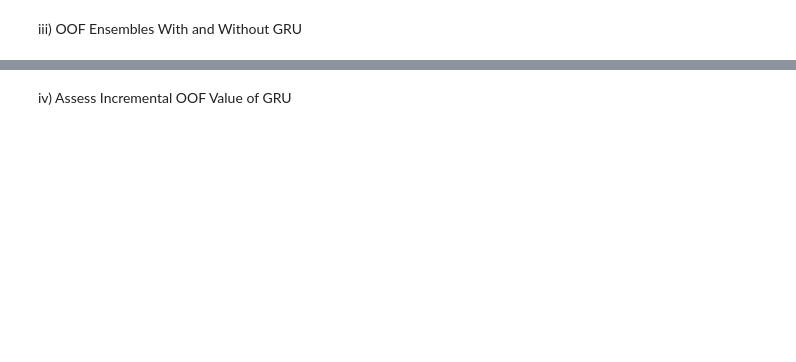
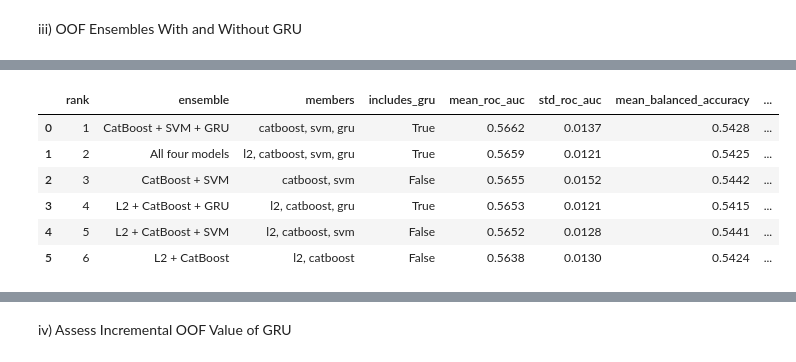
Before and after one commit to jade-lam/CQF, a Jupyter notebook: CQF_Final_Project.ipynb, the cells around one changed output, grey strips where cells are left out. Saved outputs shown, nothing was run; the diff lists cells and outputs as text; code cells hidden in the pictures; blank space fills up the shorter version.

```diff
--- a/CQF_Final_Project.ipynb
+++ b/CQF_Final_Project.ipynb
@@ -5565,61 +5508,56 @@ iii) OOF Ensembles With and Without GRU
 # %%
 # Compare equal-weight OOF ensembles with and without GRU
-ENSEMBLE_PATH = DATA_PATH / "oof_ensemble_comparison_4h.csv"
-
-ensemble_scores = oof_wide[["p_l2", "p_catboost", "score_svm", "p_gru"]].rank(pct=True)
-ensemble_scores.columns = ["l2", "catboost", "svm", "gru"]
-
-ensemble_data = pd.concat(
-    [oof_wide[["timestamp", "fold", "target"]].reset_index(drop=True), ensemble_scores.reset_index(drop=True)], axis=1)
+ensemble_data = oof_wide[["timestamp", "fold", "target"]].copy()
+ensemble_data[["l2", "catboost", "svm", "gru"]] = (
+    oof_wide[["p_l2", "p_catboost", "score_svm", "p_gru"]].rank(pct=True).to_numpy())
 
 ensemble_specs = {
-    "l2_catboost_svm": ["l2", "catboost", "svm"],
-    "l2_catboost_svm_gru": ["l2", "catboost", "svm", "gru"],
-    "catboost_svm": ["catboost", "svm"],
-    "catboost_svm_gru": ["catboost", "svm", "gru"],
-    "l2_catboost": ["l2", "catboost"],
-    "l2_catboost_gru": ["l2", "catboost", "gru"]}
+    "L2 + CatBoost": ["l2", "catboost"],
+    "L2 + CatBoost + GRU": ["l2", "catboost", "gru"],
+    "CatBoost + SVM": ["catboost", "svm"],
+    "CatBoost + SVM + GRU": ["catboost", "svm", "gru"],
+    "L2 + CatBoost + SVM": ["l2", "catboost", "svm"],
+    "All four models": ["l2", "catboost", "svm", "gru"]}
 
 ensemble_fold_rows = []
 
-for ensemble_name, members in ensemble_specs.items():
-    score_col = f"score_{ensemble_name}"
-    ensemble_data[score_col] = ensemble_data[members].mean(axis=1)
+for ensemble, members in ensemble_specs.items():
+    score = ensemble_data[members].mean(axis=1)
 
     for fold in sorted(ensemble_data["fold"].unique()):
-        fold_data = ensemble_data.query("fold == @fold")
-        fold_score = fold_data[score_col]
-        fold_prediction = (fold_score >= 0.5).astype(int)
+        mask = ensemble_data["fold"] == fold
+        target = ensemble_data.loc[mask, "target"]
+        fold_score = score.loc[mask]
+        prediction = (fold_score >= 0.50).astype(int)
 
         ensemble_fold_rows.append({
-            "ensemble": ensemble_name,
+            "ensemble": ensemble,
             "members": ", ".join(members),
             "includes_gru": "gru" in members,
             "fold": fold,
-            "observations": len(fold_data),
-            "roc_auc": roc_auc_score(fold_data["target"], fold_score),
-            "balanced_accuracy": balanced_accuracy_score(fold_data["target"], fold_prediction)})
+            "roc_auc": roc_auc_score(target, fold_score),
+            "balanced_accuracy": balanced_accuracy_score(target, prediction)})
 
 ensemble_fold_results = pd.DataFrame(ensemble_fold_rows)
 
-ensemble_summary = (
-    ensemble_fold_results.groupby(["ensemble", "members", "includes_gru"], as_index=False)
-    .agg(
-        completed_folds=("fold", "nunique"),
-        mean_roc_auc=("roc_auc", "mean"),
-        std_roc_auc=("roc_auc", "std"),
-        mean_balanced_accuracy=("balanced_accuracy", "mean"),
-        std_balanced_accuracy=("balanced_accuracy", "std"))
-    .sort_values(["mean_balanced_accuracy", "mean_roc_auc"], ascending=[False, False])
-    .reset_index(drop=True))
+ensemble_summary = ensemble_fold_results.groupby(
+    ["ensemble", "members", "includes_gru"], as_index=False
+).agg(
+    mean_roc_auc=("roc_auc", "mean"),
+    std_roc_auc=("roc_auc", "std"),
+    mean_balanced_accuracy=("balanced_accuracy", "mean"),
+    std_balanced_accuracy=("balanced_accuracy", "std")).sort_values(["mean_roc_auc", "mean_balanced_accuracy"], ascending=False
+).reset_index(drop=True)
 
 ensemble_summary.insert(0, "rank", np.arange(1, len(ensemble_summary) + 1))
-ensemble_summary.to_csv(ENSEMBLE_PATH, index=False)
 
-print("OOF Ensemble Comparison Ranked by Balanced Accuracy")
-display(ensemble_summary.round(4))
+ensemble_fold_results.to_csv(DATA_PATH / "oof_ensemble_fold_results_4h.csv", index=False)
+ensemble_summary.to_csv(DATA_PATH / "oof_ensemble_comparison_4h.csv", index=False)
 
-print("\nFold-by-Fold Ensemble Results")
-display(ensemble_fold_results.round(4))
-
-print("Saved to:", ENSEMBLE_PATH)
+print("OOF Ensemble Comparison")
+display(ensemble_summary.style.format({
+    "mean_roc_auc": "{:.4f}",
+    "std_roc_auc": "{:.4f}",
+    "mean_balanced_accuracy": "{:.4f}",
+    "std_balanced_accuracy": "{:.4f}"}))
+# %% [output]
@@ -5625,0 +5565,7 @@ print("Saved to:", ENSEMBLE_PATH)
+|  | rank | ensemble | members | includes_gru | mean_roc_auc | std_roc_auc | mean_balanced_accuracy | ... |
+| 0 | 1 | CatBoost + SVM + GRU | catboost, svm, gru | True | 0.5662 | 0.0137 | 0.5428 | ... |
+| 1 | 2 | All four models | l2, catboost, svm, gru | True | 0.5659 | 0.0121 | 0.5425 | ... |
+| 2 | 3 | CatBoost + SVM | catboost, svm | False | 0.5655 | 0.0152 | 0.5442 | ... |
+| 3 | 4 | L2 + CatBoost + GRU | l2, catboost, gru | True | 0.5653 | 0.0121 | 0.5415 | ... |
+| 4 | 5 | L2 + CatBoost + SVM | l2, catboost, svm | False | 0.5652 | 0.0128 | 0.5441 | ... |
+| 5 | 6 | L2 + CatBoost | l2, catboost | False | 0.5638 | 0.0130 | 0.5424 | ... |
```
Also changed, not shown: parts of 34 cells of this notebook.
